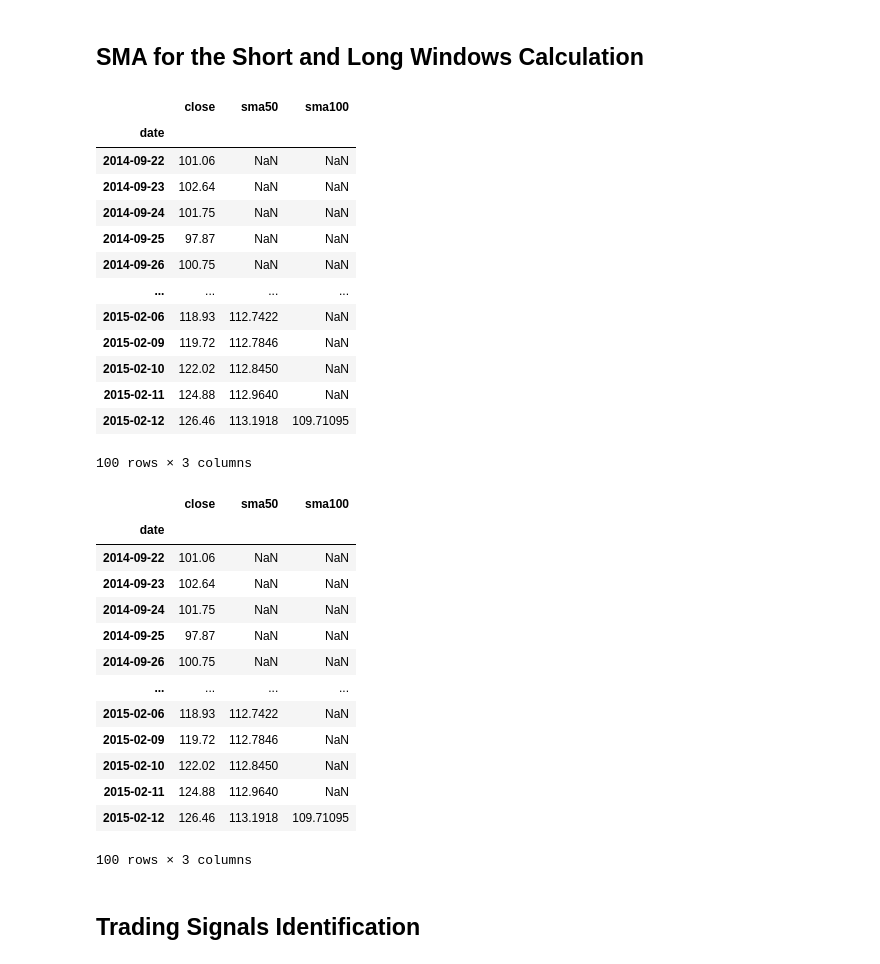
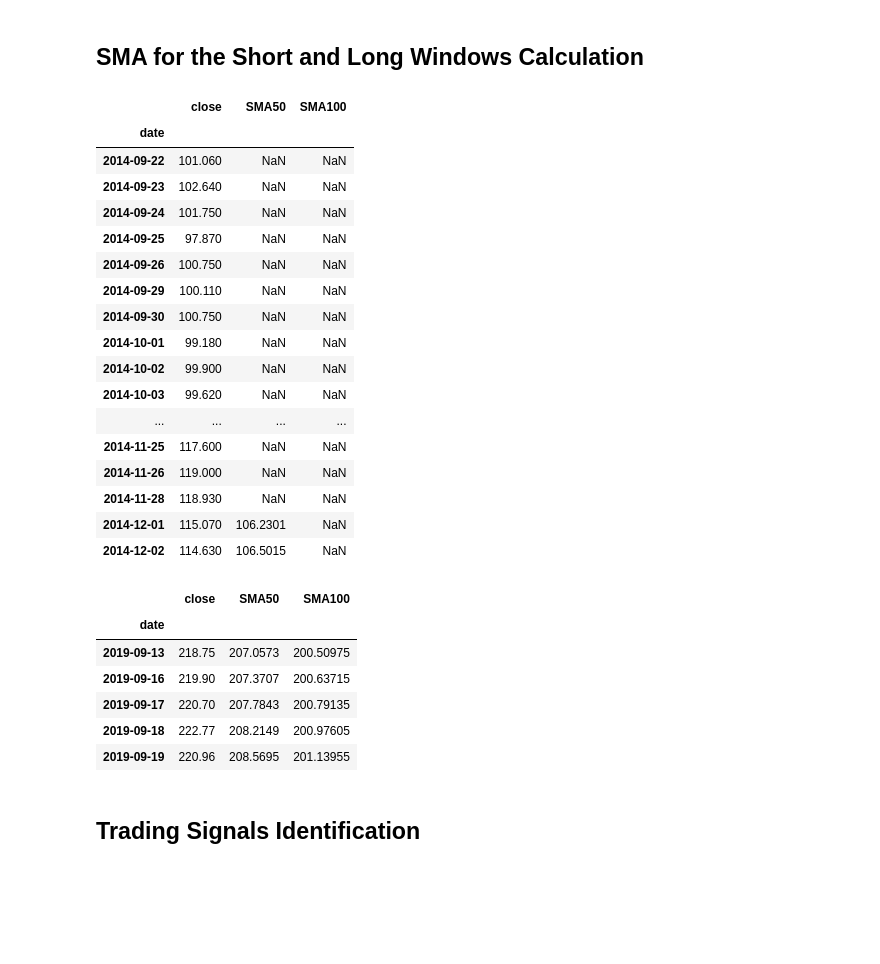
Before and after one commit to jlrichey/UCB-FinTech-Gitlab, a Jupyter notebook: 14-Algorithmic-Trading/1/Activities/06-Ins_Trading_Signals/Unsolved/trading_signals.ipynb, the cells around one changed output. Saved outputs shown, nothing was run; the diff lists cells and outputs as text; code cells hidden in the pictures; blank space fills up the shorter version.

```diff
--- a/14-Algorithmic-Trading/1/Activities/06-Ins_Trading_Signals/Unsolved/trading_signals.ipynb
+++ b/14-Algorithmic-Trading/1/Activities/06-Ins_Trading_Signals/Unsolved/trading_signals.ipynb
@@ -65,40 +68,38 @@ short_window = 50
 long_window = 100
 # %%
 # Generate the short and long window simple moving averages (50 and 100 days, respectively)
-signals_df['sma50'] = signals_df.close.rolling(window=short_window).mean()
-signals_df['sma100'] = signals_df.close.rolling(window=long_window).mean()
+signals_df["SMA50"] = signals_df.close.rolling(window=short_window).mean()
+signals_df["SMA100"] = signals_df.close.rolling(window=long_window).mean()
+
 # Review the DataFrame
-display(signals_df.head(100))
-display(signals_df.head(100))
+display(signals_df.head(51))
+display(signals_df.tail())
 # %% [output]
-|  | close | sma50 | sma100 |
+|  | close | SMA50 | SMA100 |
 | date |  |  |  |
-| 2014-09-22 | 101.06 | NaN | NaN |
-| 2014-09-23 | 102.64 | NaN | NaN |
-| 2014-09-24 | 101.75 | NaN | NaN |
-| 2014-09-25 | 97.87 | NaN | NaN |
-| 2014-09-26 | 100.75 | NaN | NaN |
+| 2014-09-22 | 101.060 | NaN | NaN |
+| 2014-09-23 | 102.640 | NaN | NaN |
+| 2014-09-24 | 101.750 | NaN | NaN |
+| 2014-09-25 | 97.870 | NaN | NaN |
+| 2014-09-26 | 100.750 | NaN | NaN |
+| 2014-09-29 | 100.110 | NaN | NaN |
+| 2014-09-30 | 100.750 | NaN | NaN |
+| 2014-10-01 | 99.180 | NaN | NaN |
+| 2014-10-02 | 99.900 | NaN | NaN |
+| 2014-10-03 | 99.620 | NaN | NaN |
 | ... | ... | ... | ... |
-| 2015-02-06 | 118.93 | 112.7422 | NaN |
-| 2015-02-09 | 119.72 | 112.7846 | NaN |
-| 2015-02-10 | 122.02 | 112.8450 | NaN |
-| 2015-02-11 | 124.88 | 112.9640 | NaN |
-| 2015-02-12 | 126.46 | 113.1918 | 109.71095 |
+| 2014-11-25 | 117.600 | NaN | NaN |
+| 2014-11-26 | 119.000 | NaN | NaN |
+| 2014-11-28 | 118.930 | NaN | NaN |
+| 2014-12-01 | 115.070 | 106.2301 | NaN |
+| 2014-12-02 | 114.630 | 106.5015 | NaN |
-100 rows × 3 columns
-|  | close | sma50 | sma100 |
+|  | close | SMA50 | SMA100 |
 | date |  |  |  |
-| 2014-09-22 | 101.06 | NaN | NaN |
-| 2014-09-23 | 102.64 | NaN | NaN |
-| 2014-09-24 | 101.75 | NaN | NaN |
-| 2014-09-25 | 97.87 | NaN | NaN |
-| 2014-09-26 | 100.75 | NaN | NaN |
-| ... | ... | ... | ... |
-| 2015-02-06 | 118.93 | 112.7422 | NaN |
-| 2015-02-09 | 119.72 | 112.7846 | NaN |
-| 2015-02-10 | 122.02 | 112.8450 | NaN |
-| 2015-02-11 | 124.88 | 112.9640 | NaN |
-| 2015-02-12 | 126.46 | 113.1918 | 109.71095 |
+| 2019-09-13 | 218.75 | 207.0573 | 200.50975 |
+| 2019-09-16 | 219.90 | 207.3707 | 200.63715 |
+| 2019-09-17 | 220.70 | 207.7843 | 200.79135 |
+| 2019-09-18 | 222.77 | 208.2149 | 200.97605 |
+| 2019-09-19 | 220.96 | 208.5695 | 201.13955 |
-100 rows × 3 columns
 # %% [markdown]
 ## Trading Signals Identification
 # %%
```
Also changed, not shown: parts of 7 cells of this notebook, 22 other files.
